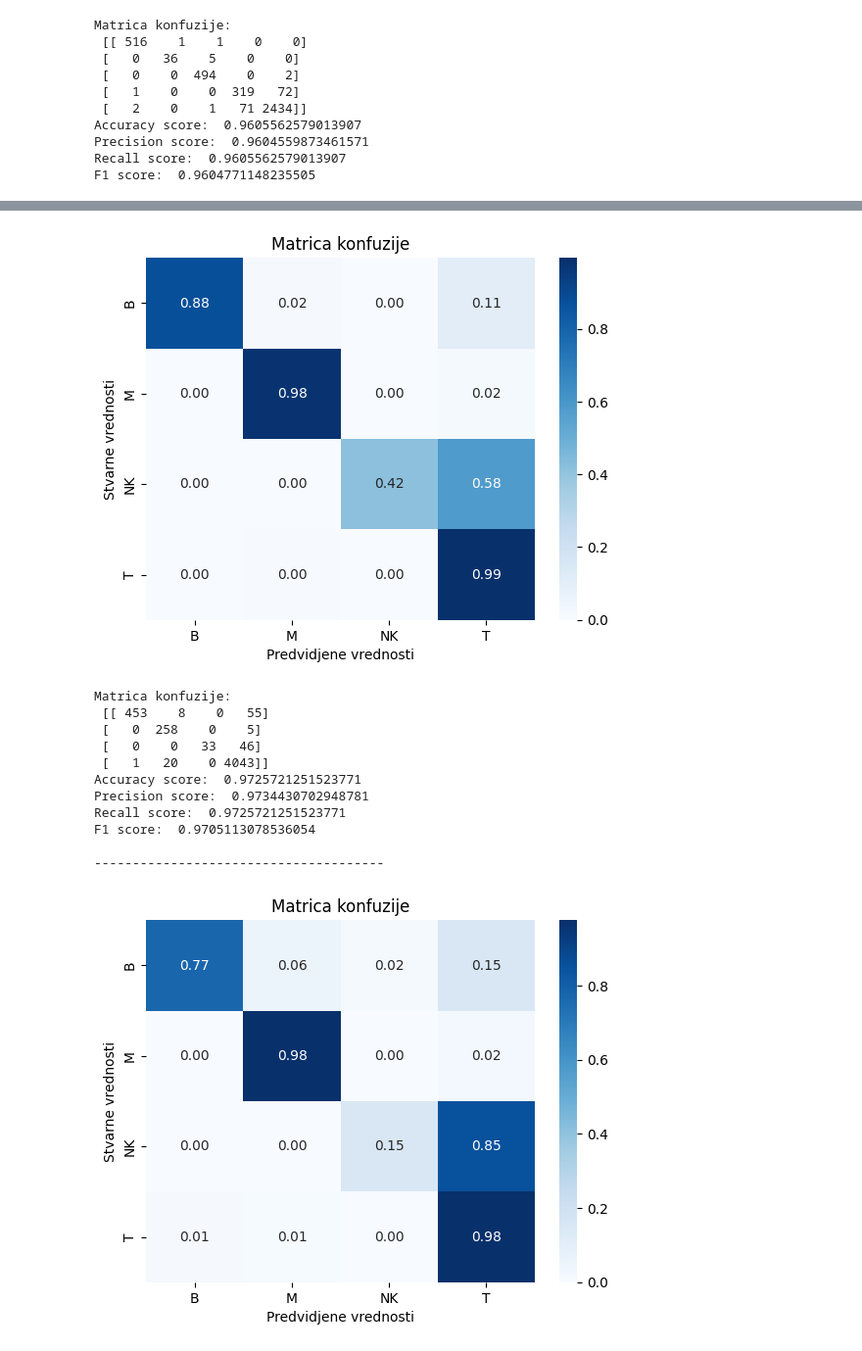
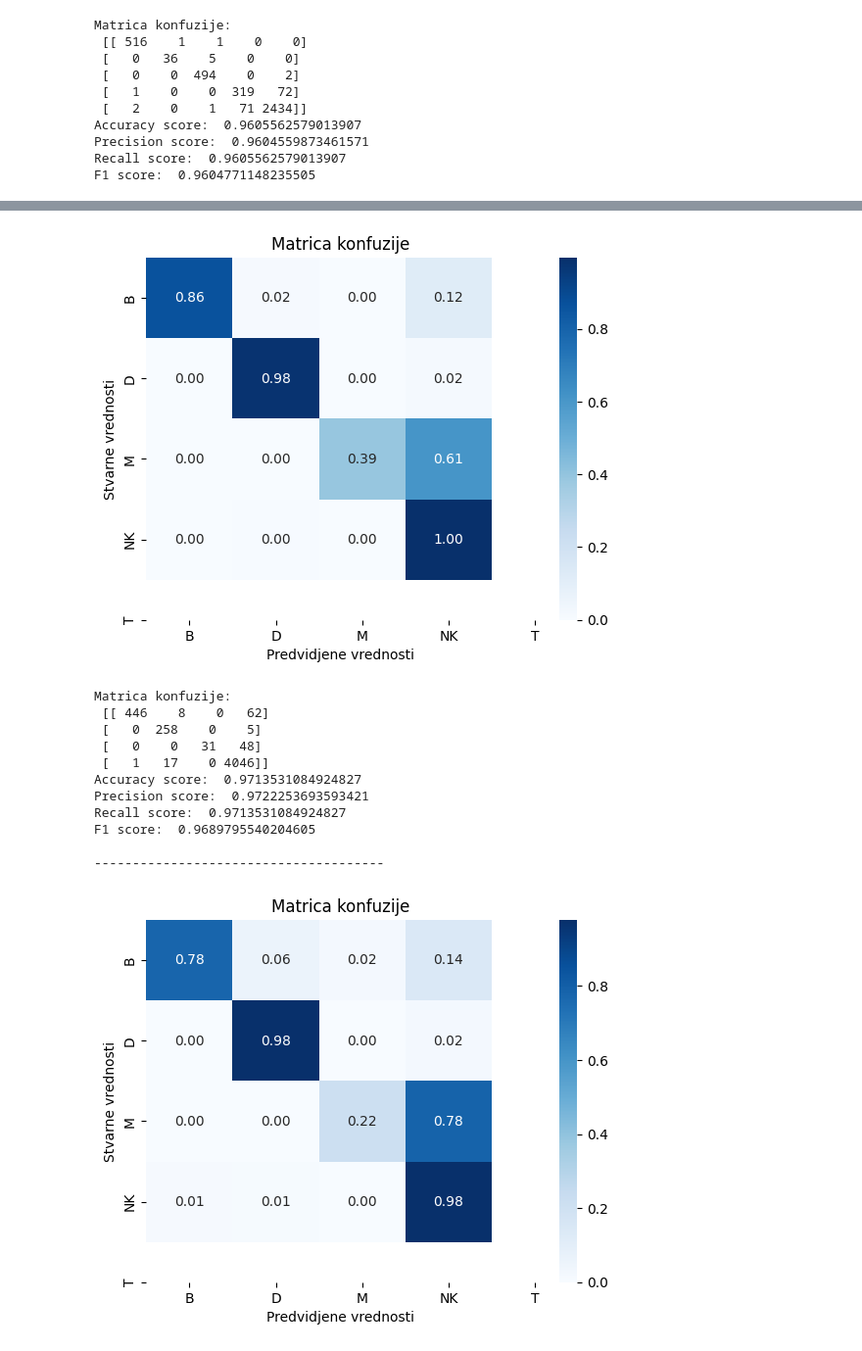
Before and after one commit to bogdans55/ip2-projekat, a Jupyter notebook: models/random_forest.ipynb, the cells around one changed output, grey strips where cells are left out. Shown at 98% size. Drawn from its saved outputs; the diff is of its cells as text; code cells hidden in the pictures.

```diff
--- a/models/random_forest.ipynb
+++ b/models/random_forest.ipynb
@@ -18,5 +18,5 @@ data_bs1.head()
 # %%
-X = data_bs1.drop(['Group', 'Subgroups'], axis=1)
+X = data_bs1.drop(['Group'], axis=1)
 y = data_bs1['Group']
 # %%
 y.unique()
@@ -33,7 +33,8 @@ def model_info(y_real, y_pred):
     cm = confusion_matrix(y_real, y_pred)
     class_sums = cm.sum(axis=1)
     normalized_conf_matrix = cm / class_sums[:, np.newaxis]
-    sns.heatmap(normalized_conf_matrix, annot=True, cmap='Blues', xticklabels=y.unique(), yticklabels=y.unique(), fmt='.2f')
+    labels = ['B', 'D', 'M', 'NK', 'T']
+    sns.heatmap(normalized_conf_matrix, annot=True, cmap='Blues', xticklabels=labels, yticklabels=labels, fmt='.2f')
     plt.xlabel('Predvidjene vrednosti')
     plt.ylabel('Stvarne vrednosti')
     plt.title('Matrica konfuzije')
@@ -74,13 +75,14 @@ F1 score:  0.9604771148235505
 from sklearn.model_selection import GridSearchCV
 
 params = {
-    'n_estimators': [100, 200, 300],
-    'criterion': ['gini', 'entropy'],
+    'n_estimators': [200, 300],
     'max_depth': [None, 15, 30],
+    'min_samples_split': [2, 5, 10],
+    'min_samples_leaf': [1, 2, 4],
 }
 
-model = RandomForestClassifier(random_state=55)
-grid_search = GridSearchCV(estimator=model, param_grid=params, scoring='accuracy', cv=5, verbose=2)
+model = RandomForestClassifier(criterion='entropy', random_state=55)
+grid_search = GridSearchCV(estimator=model, param_grid=params, scoring='accuracy', cv=3, verbose=2)
 
 grid_search.fit(X_train, y_train)
 
@@ -158,32 +163,32 @@ F1 score:  0.7799576561686926
 # %%
 data_geo = pd.read_csv('../data/preprocessed_data_GEO.csv')
 
-X = data_geo.drop(['Group', 'Subgroups'], axis=1)
+X = data_geo.drop(['Group'], axis=1)
 y = data_geo['Group']
 
 X_train_geo, X_test_geo, y_train_geo, y_test_geo = train_test_split(X, y, test_size=0.3, random_state=55)
 
-model_geo = RandomForestClassifier(**best_params)
+model_geo = RandomForestClassifier(**best_params, criterion='entropy', random_state=55)
 model_geo = build_model(model_geo, X_train_geo, X_test_geo, y_train_geo, y_test_geo)
 print('\n--------------------------------------\n')
 
-X_test_data = data_geo.drop(['Group', 'Subgroups'], axis=1)
+X_test_data = data_geo.drop(['Group'], axis=1)
 y_test_data = data_geo['Group']
 
 y_pred = best_model.predict(X_test_data)
 model_info(y_test_data, y_pred)
 # %% [output]
-[figure, old version]
+[figure, new version]
 Matrica konfuzije:
- [[ 453    8    0   55]
+ [[ 446    8    0   62]
  [   0  258    0    5]
- [   0    0   33   46]
- [   1   20    0 4043]]
-Accuracy score:  0.9725721251523771
-Precision score:  0.9734430702948781
-Recall score:  0.9725721251523771
-F1 score:  0.9705113078536054
+ [   0    0   31   48]
+ [   1   17    0 4046]]
+Accuracy score:  0.9713531084924827
+Precision score:  0.9722253693593421
+Recall score:  0.9713531084924827
+F1 score:  0.9689795540204605
 
 --------------------------------------
-[figure, old version]
+[figure, new version]
 Matrica konfuzije:
```
Also changed, not shown: parts of 6 cells of this notebook, 2 other files.
